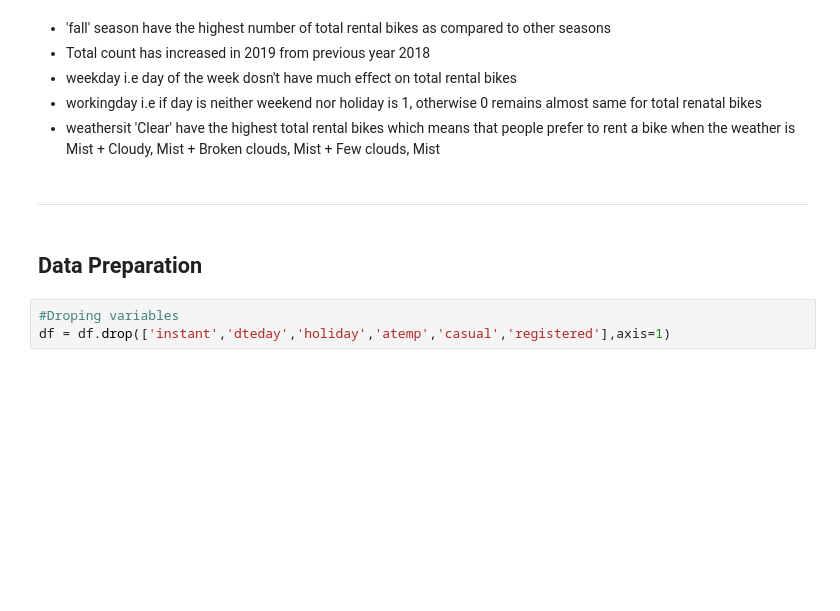
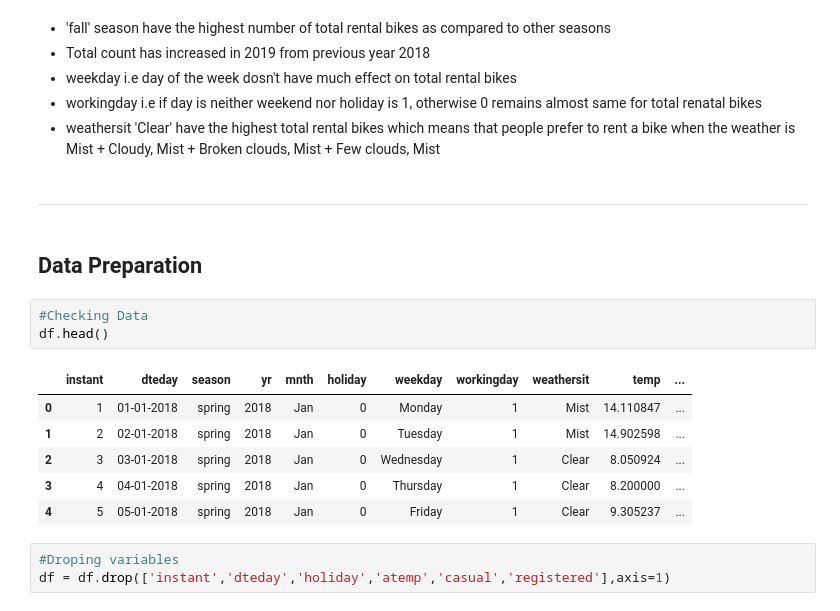
Before and after one commit to shikharverma96/Bike_Sharing, a Jupyter notebook: Bike_Sharing_Demand.ipynb, the cells around one changed output. Saved outputs shown, nothing was run; the diff lists cells and outputs as text; blank space fills up the shorter version.

```diff
--- a/Bike_Sharing_Demand.ipynb
+++ b/Bike_Sharing_Demand.ipynb
@@ -162,6 +162,16 @@ plt.show()
 -----------------
 # %% [markdown]
 ## Data Preparation
+# %%
+#Checking Data
+df.head()
+# %% [output]
+|  | instant | dteday | season | yr | mnth | holiday | weekday | workingday | weathersit | temp | ... |
+| 0 | 1 | 01-01-2018 | spring | 2018 | Jan | 0 | Monday | 1 | Mist | 14.110847 | ... |
+| 1 | 2 | 02-01-2018 | spring | 2018 | Jan | 0 | Tuesday | 1 | Mist | 14.902598 | ... |
+| 2 | 3 | 03-01-2018 | spring | 2018 | Jan | 0 | Wednesday | 1 | Clear | 8.050924 | ... |
+| 3 | 4 | 04-01-2018 | spring | 2018 | Jan | 0 | Thursday | 1 | Clear | 8.200000 | ... |
+| 4 | 5 | 05-01-2018 | spring | 2018 | Jan | 0 | Friday | 1 | Clear | 9.305237 | ... |
 # %%
 #Droping variables
 df = df.drop(['instant','dteday','holiday','atemp','casual','registered'],axis=1)
```
Also changed, not shown: parts of 1 cell of this notebook.
